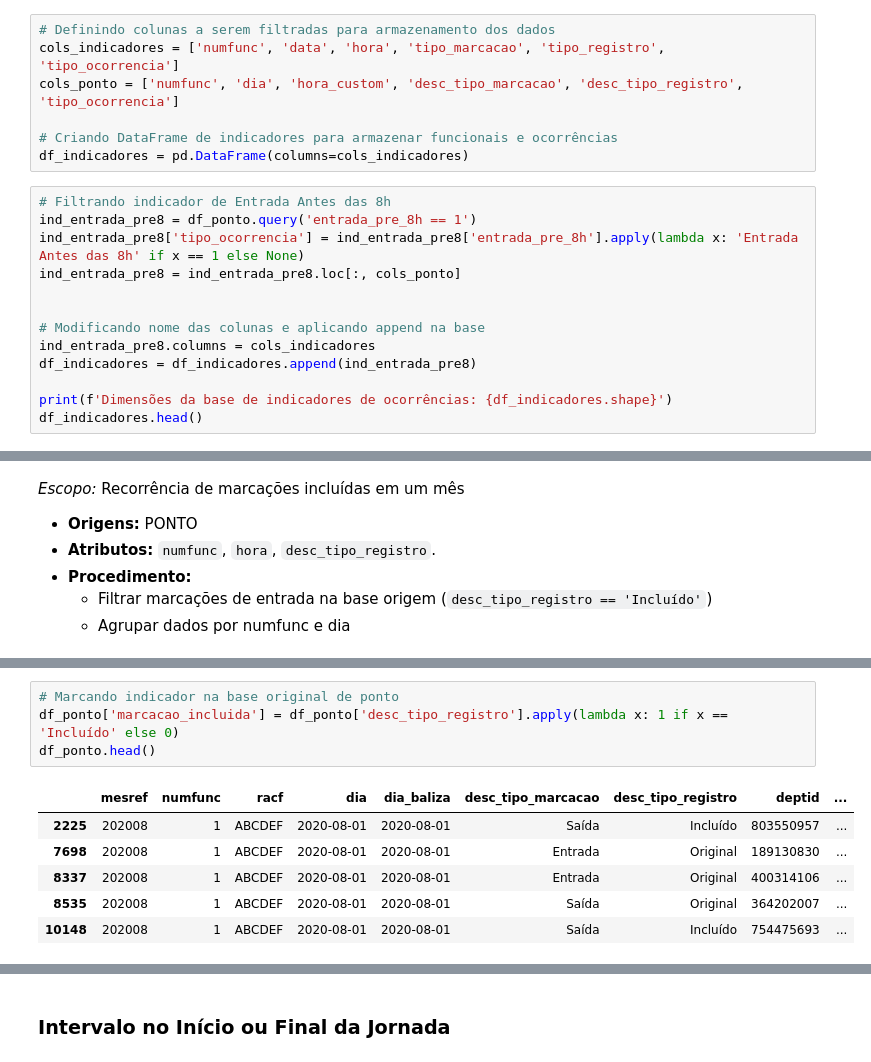
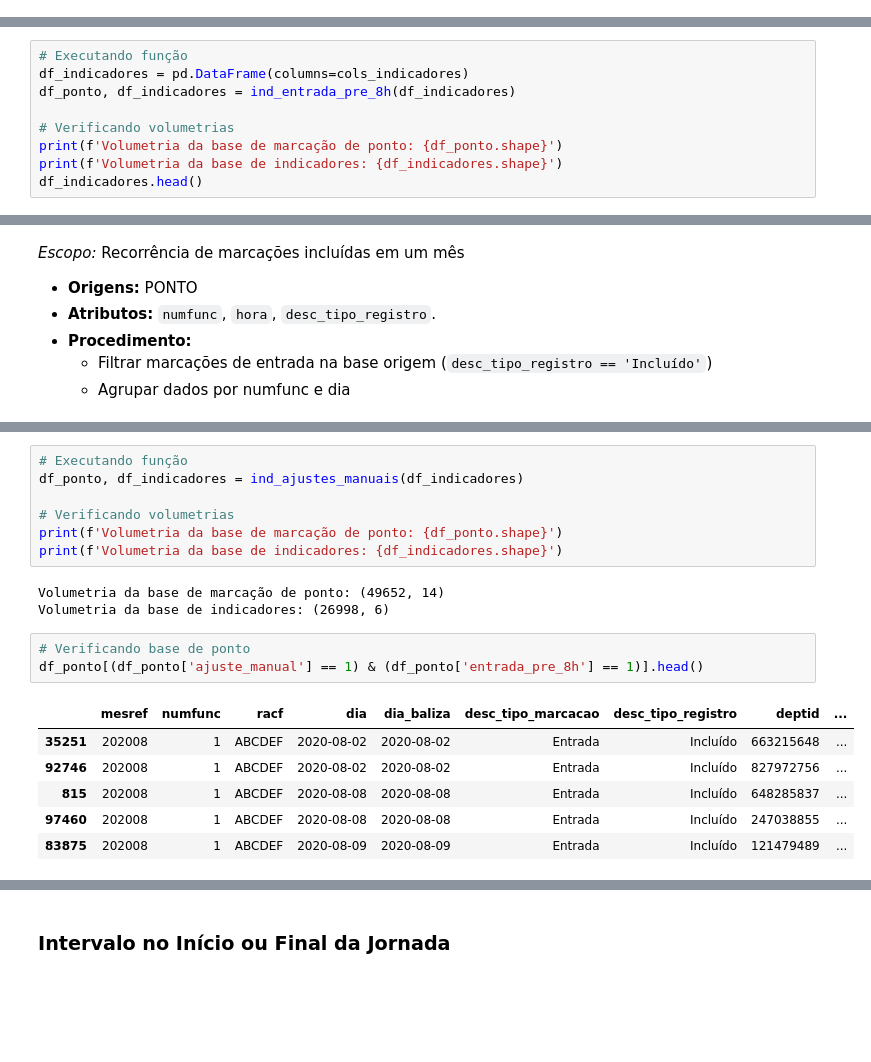
Before and after one commit to ThiagoPanini/programming_languages, a Jupyter notebook: bank-stuff/gt-trab/dev/python/testing_useful_functions.ipynb, the cells around one changed output, grey strips where cells are left out. Drawn from its saved outputs; the diff is of its cells as text; blank space fills up the shorter version.

```diff
--- a/bank-stuff/gt-trab/dev/python/testing_useful_functions.ipynb
+++ b/bank-stuff/gt-trab/dev/python/testing_useful_functions.ipynb
@@ -191,20 +224,0 @@ df_ponto.head()
-# %%
-# Definindo colunas a serem filtradas para armazenamento dos dados
-cols_indicadores = ['numfunc', 'data', 'hora', 'tipo_marcacao', 'tipo_registro', 'tipo_ocorrencia']
-cols_ponto = ['numfunc', 'dia', 'hora_custom', 'desc_tipo_marcacao', 'desc_tipo_registro', 'tipo_ocorrencia']
-
-# Criando DataFrame de indicadores para armazenar funcionais e ocorrências
-df_indicadores = pd.DataFrame(columns=cols_indicadores)
-# %%
-# Filtrando indicador de Entrada Antes das 8h
-ind_entrada_pre8 = df_ponto.query('entrada_pre_8h == 1')
-ind_entrada_pre8['tipo_ocorrencia'] = ind_entrada_pre8['entrada_pre_8h'].apply(lambda x: 'Entrada Antes das 8h' if x == 1 else None)
-ind_entrada_pre8 = ind_entrada_pre8.loc[:, cols_ponto]
-
-
-# Modificando nome das colunas e aplicando append na base
-ind_entrada_pre8.columns = cols_indicadores
-df_indicadores = df_indicadores.append(ind_entrada_pre8)
-
-print(f'Dimensões da base de indicadores de ocorrências: {df_indicadores.shape}')
-df_indicadores.head()
@@ -218,0 +259,9 @@ Dimensões da base de indicadores de ocorrências: (2129, 6)
+# %%
+# Executando função
+df_indicadores = pd.DataFrame(columns=cols_indicadores)
+df_ponto, df_indicadores = ind_entrada_pre_8h(df_indicadores)
+
+# Verificando volumetrias
+print(f'Volumetria da base de marcação de ponto: {df_ponto.shape}')
+print(f'Volumetria da base de indicadores: {df_indicadores.shape}')
+df_indicadores.head()
@@ -229,11 +321,20 @@ _Escopo:_ Recorrência de marcações incluídas em um mês
+# %%
+# Executando função
+df_ponto, df_indicadores = ind_ajustes_manuais(df_indicadores)
+
+# Verificando volumetrias
+print(f'Volumetria da base de marcação de ponto: {df_ponto.shape}')
+print(f'Volumetria da base de indicadores: {df_indicadores.shape}')
+# %% [output]
+Volumetria da base de marcação de ponto: (49652, 14)
+Volumetria da base de indicadores: (26998, 6)
 # %%
-# Marcando indicador na base original de ponto
-df_ponto['marcacao_incluida'] = df_ponto['desc_tipo_registro'].apply(lambda x: 1 if x == 'Incluído' else 0)
-df_ponto.head()
+# Verificando base de ponto
+df_ponto[(df_ponto['ajuste_manual'] == 1) & (df_ponto['entrada_pre_8h'] == 1)].head()
 # %% [output]
 |  | mesref | numfunc | racf | dia | dia_baliza | desc_tipo_marcacao | desc_tipo_registro | deptid | ... |
-| 2225 | 202008 | 1 | ABCDEF | 2020-08-01 | 2020-08-01 | Saída | Incluído | 803550957 | ... |
-| 7698 | 202008 | 1 | ABCDEF | 2020-08-01 | 2020-08-01 | Entrada | Original | 189130830 | ... |
-| 8337 | 202008 | 1 | ABCDEF | 2020-08-01 | 2020-08-01 | Entrada | Original | 400314106 | ... |
-| 8535 | 202008 | 1 | ABCDEF | 2020-08-01 | 2020-08-01 | Saída | Original | 364202007 | ... |
-| 10148 | 202008 | 1 | ABCDEF | 2020-08-01 | 2020-08-01 | Saída | Incluído | 754475693 | ... |
+| 35251 | 202008 | 1 | ABCDEF | 2020-08-02 | 2020-08-02 | Entrada | Incluído | 663215648 | ... |
+| 92746 | 202008 | 1 | ABCDEF | 2020-08-02 | 2020-08-02 | Entrada | Incluído | 827972756 | ... |
+| 815 | 202008 | 1 | ABCDEF | 2020-08-08 | 2020-08-08 | Entrada | Incluído | 648285837 | ... |
+| 97460 | 202008 | 1 | ABCDEF | 2020-08-08 | 2020-08-08 | Entrada | Incluído | 247038855 | ... |
+| 83875 | 202008 | 1 | ABCDEF | 2020-08-09 | 2020-08-09 | Entrada | Incluído | 121479489 | ... |
```
Also changed, not shown: parts of 18 cells of this notebook.
